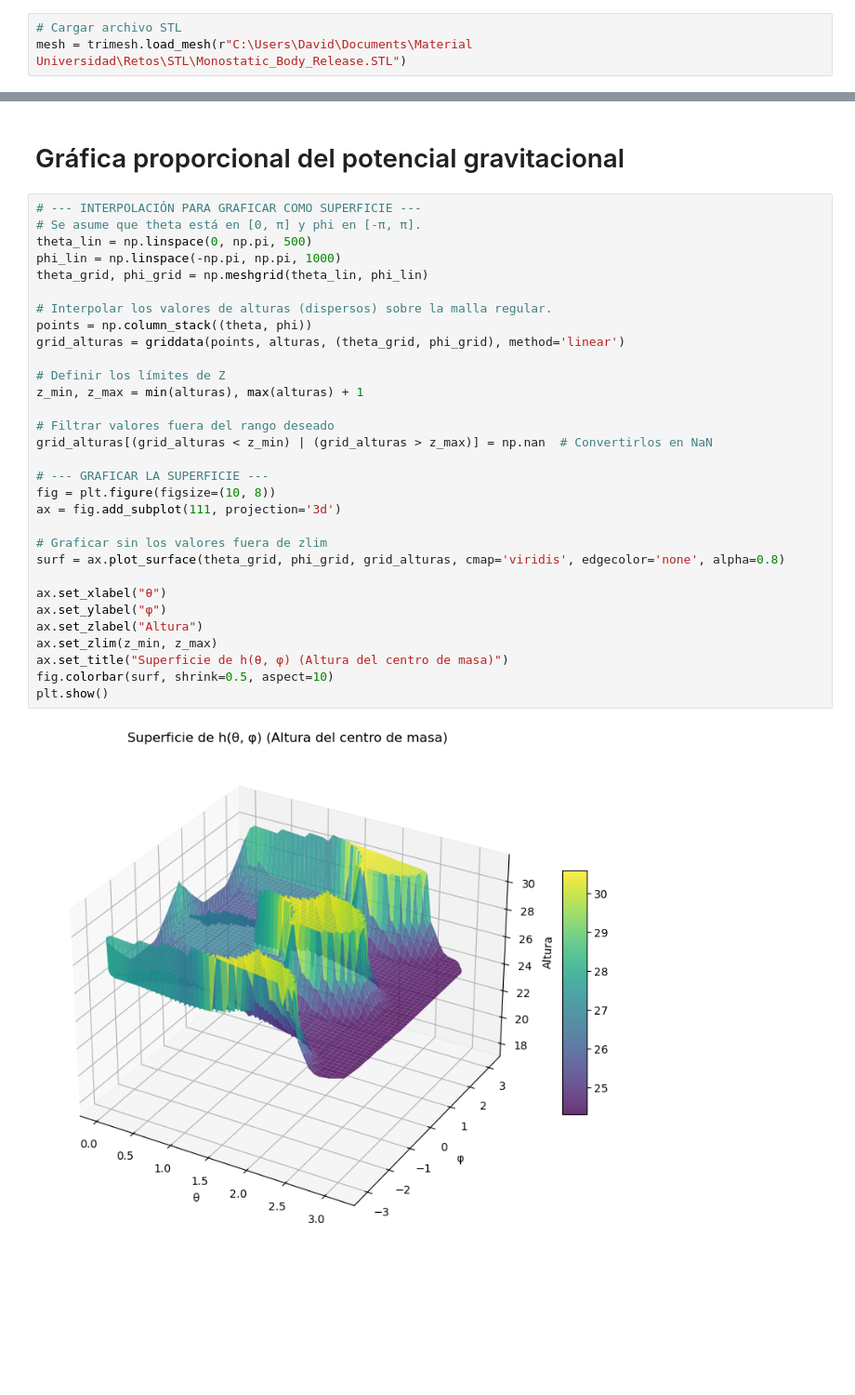
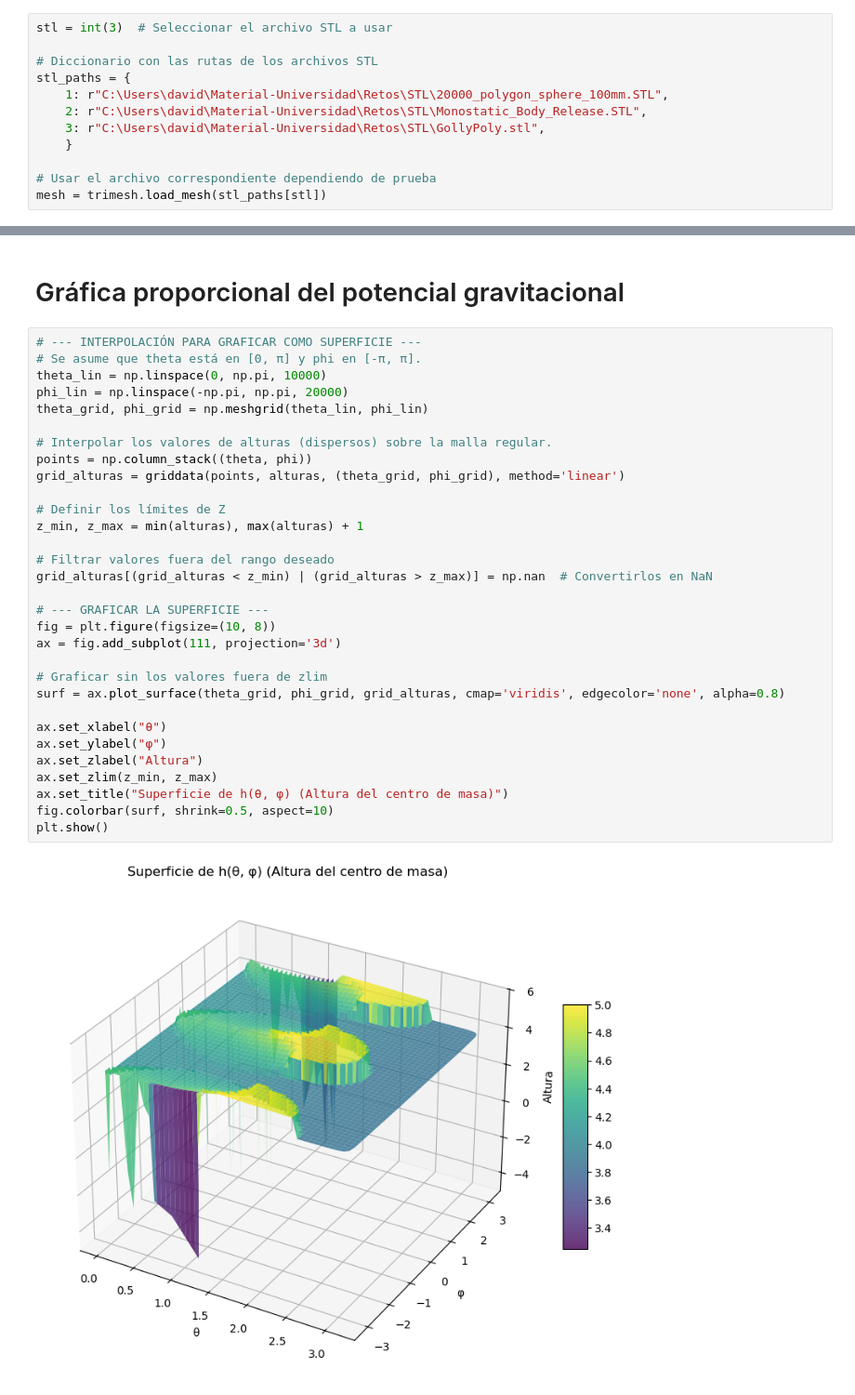
Before and after one commit to D4vidGarcia/TareasRetos25A, a Jupyter notebook: Codigos/Gomboc.ipynb, the cells around one changed output, grey strips where cells are left out. Shown at 93% size. Saved outputs shown, nothing was run; the diff lists cells and outputs as text; blank space fills up the shorter version.

```diff
--- a/Codigos/Gomboc.ipynb
+++ b/Codigos/Gomboc.ipynb
@@ -6,9 +6,18 @@ import trimesh
 import matplotlib.pyplot as plt
 from mpl_toolkits.mplot3d.art3d import Poly3DCollection
 from scipy.interpolate import griddata
-# %%
-# Cargar archivo STL
-mesh = trimesh.load_mesh(r"C:\Users\David\Documents\Material Universidad\Retos\STL\Monostatic_Body_Release.STL")
+# %%
+stl = int(3)  # Seleccionar el archivo STL a usar
+
+# Diccionario con las rutas de los archivos STL
+stl_paths = {
+    1: r"C:\Users\david\Material-Universidad\Retos\STL\20000_polygon_sphere_100mm.STL",
+    2: r"C:\Users\david\Material-Universidad\Retos\STL\Monostatic_Body_Release.STL",
+    3: r"C:\Users\david\Material-Universidad\Retos\STL\GollyPoly.stl",
+    }
+
+# Usar el archivo correspondiente dependiendo de prueba
+mesh = trimesh.load_mesh(stl_paths[stl])
 # %% [markdown]
 # Calculo del Tensor de Inercia diagonalizado y los ejes principales de inercia
 # %%
@@ -221,33 +229,33 @@ Phi: -3.1406006372634097 3.1405801924936476
 # %%
 # --- INTERPOLACIÓN PARA GRAFICAR COMO SUPERFICIE ---
 # Se asume que theta está en [0, π] y phi en [-π, π].
-theta_lin = np.linspace(0, np.pi, 500)
-phi_lin = np.linspace(-np.pi, np.pi, 1000)
+theta_lin = np.linspace(0, np.pi, 10000)
+phi_lin = np.linspace(-np.pi, np.pi, 20000)
 theta_grid, phi_grid = np.meshgrid(theta_lin, phi_lin)
 
 # Interpolar los valores de alturas (dispersos) sobre la malla regular.
 points = np.column_stack((theta, phi))
 grid_alturas = griddata(points, alturas, (theta_grid, phi_grid), method='linear')
 
 # Definir los límites de Z
 z_min, z_max = min(alturas), max(alturas) + 1
 
 # Filtrar valores fuera del rango deseado
 grid_alturas[(grid_alturas < z_min) | (grid_alturas > z_max)] = np.nan  # Convertirlos en NaN
 
 # --- GRAFICAR LA SUPERFICIE ---
 fig = plt.figure(figsize=(10, 8))
 ax = fig.add_subplot(111, projection='3d')
 
 # Graficar sin los valores fuera de zlim
 surf = ax.plot_surface(theta_grid, phi_grid, grid_alturas, cmap='viridis', edgecolor='none', alpha=0.8)
 
 ax.set_xlabel("θ")
 ax.set_ylabel("φ")
 ax.set_zlabel("Altura")
 ax.set_zlim(z_min, z_max)
 ax.set_title("Superficie de h(θ, φ) (Altura del centro de masa)")
 fig.colorbar(surf, shrink=0.5, aspect=10)
 plt.show()
 # %% [output]
-[figure, old version]
+[figure, new version]
```
Also changed, not shown: parts of 6 cells of this notebook.
